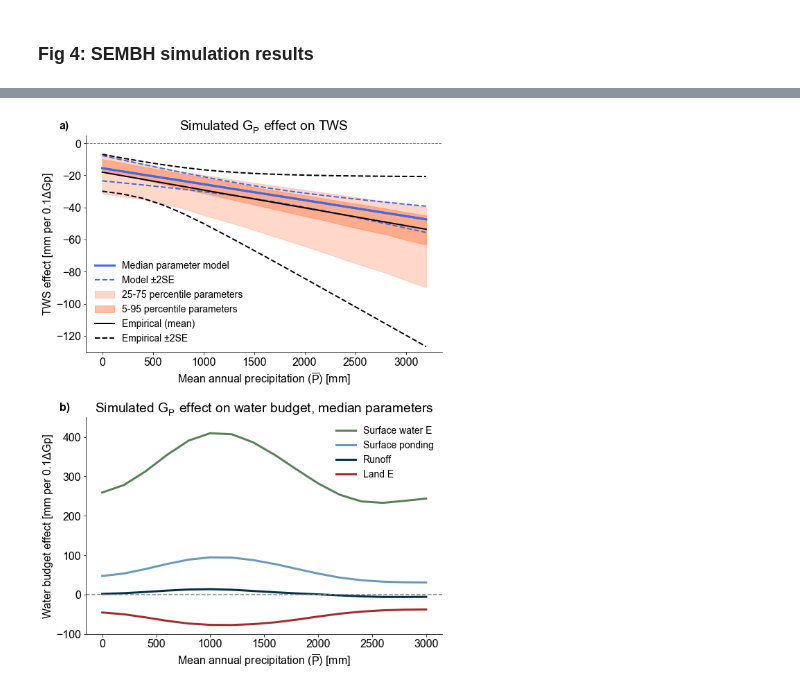
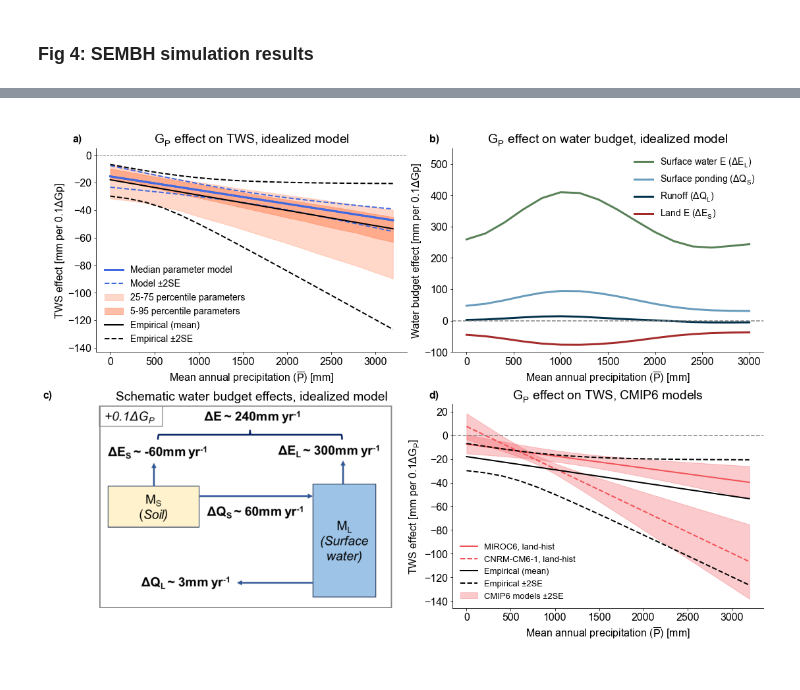
Before and after one commit to clesk/consolidation-TWS, a Jupyter notebook: plotting-codes/lesk+mankin_main-figs.ipynb, the cells around one changed output, grey strips where cells are left out. Saved outputs shown, nothing was run; the diff lists cells and outputs as text; code cells hidden in the pictures.

```diff
--- a/plotting-codes/lesk+mankin_main-figs.ipynb
+++ b/plotting-codes/lesk+mankin_main-figs.ipynb
@@ -1123,5 +1148,6 @@ rsdf = pd.read_csv(save_dir + 'semhb_model_runs.csv')
 # %%
 prange = np.arange(0,3300,200)
+x = prange
 
 # adjust to effect per 0.1 delta Gp, linearly
 dTWSc = rsdf.dTWS*0.1/rsdf.dGp
@@ -1255,3 +1281,19 @@ for p in pspace.index:
 
 # gather all TWS effect fits across all parameter runs (we'll plot percentiles of them)
 stacked = np.stack(list(lines.values()), axis=0)
+# %%
+# calculate the marginal effect for MIROC6
+y_miroc6 = 0.1*-74+0.1*-0.101*x
+
+variance = 40**2 + (x**2) * 0.03**2 + 2 * x * -0.96
+se = np.sqrt(variance)
+effecthi_miroc = y_miroc6+0.1*n_se*se# scale*(gamma_abs-n_se*gamma_se) + scale*(chi_abs+n_se*chi_se)*x
+effectlo_miroc = y_miroc6-0.1*n_se*se# scale*(gamma_abs+n_se*gamma_se) + scale*(chi_abs-n_se*chi_se)*x
+
+# calculate the marginal effect for CNRM
+y_cnrm = 0.1*75+0.1*-0.357*x
+
+variance = 55**2 + (x**2) * 0.065**2 + 2 * x * -3.38
+se = np.sqrt(variance)
+effecthi_cnrm = y_cnrm+0.1*n_se*se# scale*(gamma_abs-n_se*gamma_se) + scale*(chi_abs+n_se*chi_se)*x
+effectlo_cnrm = y_cnrm-0.1*n_se*se# scale*(gamma_abs+n_se*gamma_se) + scale*(chi_abs-n_se*chi_se)*x
@@ -1258,13 +1361,16 @@ stacked = np.stack(list(lines.values()), axis=0)
 # %%
-fig = plt.figure(figsize=(8,11))
+fig = plt.figure(figsize=(15,11))
 
 axs = []
-gs = GridSpec(2, 1)
+gs = GridSpec(2, 2)
 
 lfsize = 14
 
 axs.append(fig.add_subplot(gs[0,0]))
 axs.append(fig.add_subplot(gs[1,0]))
+axs.append(fig.add_subplot(gs[0,1]))
+axs.append(fig.add_subplot(gs[1,1]))
+
 
 ### a) TWS effect, median params
 ax = axs[0]
@@ -1291,44 +1397,85 @@ f1 = ax.fill_between(prange,pln_25,pln_75,color='coral',alpha=0.5)
 
 ax.axhline(0,linestyle='--',color='grey',linewidth=1)
 
 
 ax.legend([l0[0],l1[0],f0,f1,l2[0],l3[0]],
           ['Median parameter model','Model ±2SE','25-75 percentile parameters','5-95 percentile parameters','Empirical (mean)','Empirical ±2SE'],
           frameon=False,fontsize=lfsize)
 ax.set_ylabel('TWS effect [mm per 0.1ΔGp]')
 ax.set_xlabel('Mean annual precipitation ($\overline{P}$) [mm]')
-ax.set_title('Simulated $G_P$ effect on TWS')
+ax.set_title('$G_P$ effect on TWS, idealized model')
 
-ax.set_ylim(-130,5)
+ax.set_ylim(-143,5)
 
-### b) water budget
+### b) schematic
 ax = axs[1]
+import matplotlib.image as mpimg
+img = mpimg.imread("/dartfs-hpc/rc/lab/C/CMIG/clesk/projects/pexq/figs/Fig.4b.png")
+ax.imshow(img)
+ax.axis("off")
+ax.set_title('\nSchematic water budget effects, idealized model')
+
+### d) CMIP6
+ax = axs[3]
+
+#miroc6
+l0=ax.plot(x,y_miroc6,color='#F15156',linewidth=2)
+ax.fill_between(x,effecthi_miroc,effectlo_miroc,color='#F15156',alpha=0.3)
+
+#cnrm
+l1=ax.plot(x,y_cnrm,color='#F15156',linestyle='--',linewidth=2)
+s1 = ax.fill_between(x,effecthi_cnrm,effectlo_cnrm,color='#F15156',alpha=0.3)
+
+#empirical model
+l2 = ax.plot(prange,empirical,color='black',linewidth=2)
+l3 = ax.plot(prange,effecthi,color='black',linestyle='--',linewidth=2)
+ax.plot(prange,effectlo_gpcp,color='black',linestyle='--',linewidth=2)
+
+ax.axhline(0,linestyle='--',color='grey')
+ax.set_xlabel('Mean annual precipitation ('+r'$\overline{P}$) [mm]')
+ax.set_ylabel('TWS effect [mm per ' +r'$0.1 \Delta{G_P}$]')
+#ax.text(0.6,0.8,r'$\frac{\partial {LWE}} {\partial{G_P}} = \gamma + \chi \overline{P}$',transform=ax.transAxes)
+ax.set_title(r'$G_P$ effect on TWS, CMIP6 models'  )
+
+ax.spines[['right', 'top']].set_visible(False)
+
+#ax.axvline(1000,linestyle='--',color='#a38bbf')
+#ax.text(850,-87,'Global mean',fontsize=13,rotation=90)
+
+#legend
+lg=ax.legend([l0[0],l1[0],l2[0],l3[0],s1],
+             ['MIROC6, land-hist','CNRM-CM6-1, land-hist','Empirical (mean)','Empirical ±2SE','CMIP6 models ±2SE'],
+             loc='lower left',facecolor='white',edgecolor='white',fontsize=13)
+lg.get_frame().set_alpha(0)
+
+
+### c) water budget
+ax = axs[2]
 
 lld = ax.plot(rsdf.Key.unique(), gaussian_filter1d(dETld, sigma=2),color='brown',linewidth=3)
 llk = ax.plot(rsdf.Key.unique(),gaussian_filter1d(dETlk, sigma=2),color='#588157',linewidth=3)
 lq = ax.plot(rsdf.Key.unique(),gaussian_filter1d(dQ, sigma=2),color='#003049',linewidth=3)
 lqin = ax.plot(rsdf.Key.unique(),gaussian_filter1d(dQin, sigma=2),color='#669bbc',linewidth=3)
 ax.axhline(0,linestyle='--',color='grey')
 
-ax.legend([llk[0],lqin[0],lq[0],lld[0]],['Surface water E','Surface ponding','Runoff','Land E'],
+ax.legend([llk[0],lqin[0],lq[0],lld[0]],['Surface water E (Δ$E_L$)','Surface ponding (Δ$Q_S$)','Runoff (Δ$Q_L$)','Land E (Δ$E_S$)'],
           frameon=False,fontsize=lfsize,loc='upper right')
 ax.set_ylabel('Water budget effect [mm per 0.1ΔGp]')
 ax.set_xlabel('Mean annual precipitation ($\overline{P}$) [mm]')
-ax.set_ylim(-100,450)
-ax.set_title('\nSimulated $G_P$ effect on water budget, median parameters')
+ax.set_ylim(-100,550)
+ax.set_title('\n$G_P$ effect on water budget, idealized model')
 
 
 # lettering and spines
-lets = 'abcdefghi'
+lets = 'acbddefghi'
 for i,ax in enumerate(axs):
-    if i < 3:
-        ax.spines[['right', 'top']].set_visible(False)
+    ax.spines[['right', 'top']].set_visible(False)
+    if i != 1:
+        ax.text(-0.075,1.03,lets[i]+')',transform=ax.transAxes,fontweight='bold')
     else:
-        ax.spines[['right', 'bottom']].set_visible(True)
-
-    ax.text(-0.075,1.03,lets[i]+')',transform=ax.transAxes,fontweight='bold')
+        ax.text(-0.175,1.03,lets[i]+')',transform=ax.transAxes,fontweight='bold')
 
 plt.tight_layout(pad=0.0)
-#plt.savefig('/dartfs-hpc/rc/lab/C/CMIG/clesk/projects/pexq/figs/clean/Fig.4.pdf',bbox_inches='tight')
+plt.savefig('/dartfs-hpc/rc/lab/C/CMIG/clesk/projects/pexq/figs/accepted/Fig.4.pdf',bbox_inches='tight')
 # %% [output]
-[figure, old version]
+[figure, new version]
```
Also changed, not shown: parts of 13 cells of this notebook, 44 other files.
